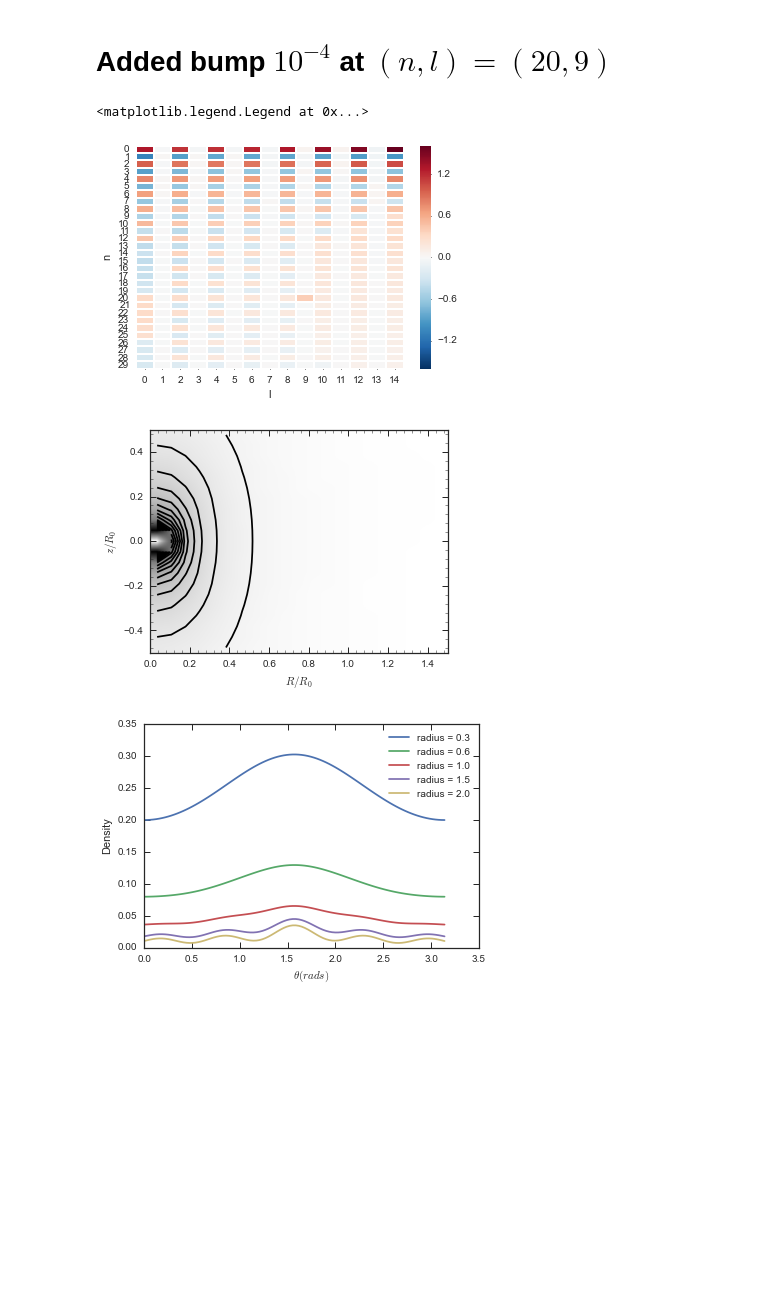
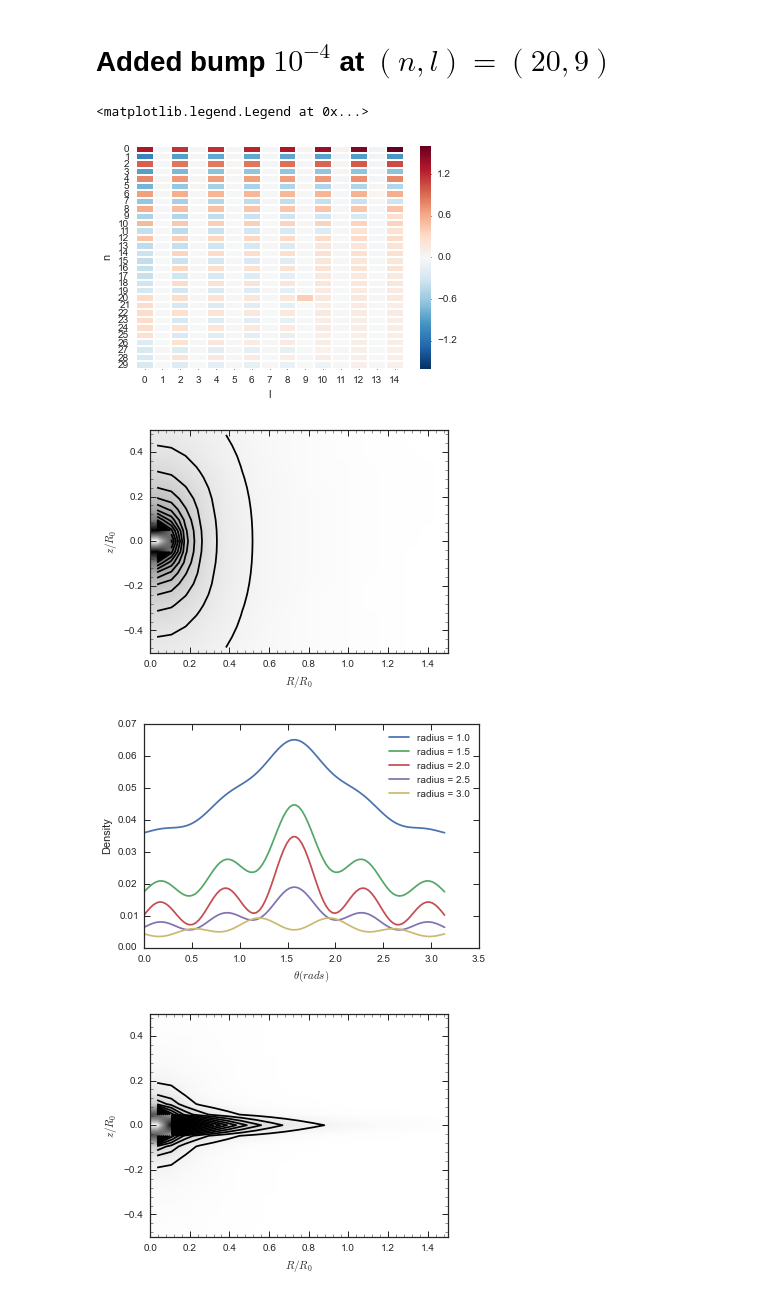
Before and after one commit to SeaifanAladdin/galpy-notebook, a Jupyter notebook: galpy/DensityAnalysis.ipynb, the cells around one changed output. Drawn from its saved outputs; the diff is of its cells as text; code cells hidden in the pictures; blank space fills up the shorter version.

```diff
--- a/galpy/DensityAnalysis.ipynb
+++ b/galpy/DensityAnalysis.ipynb
@@ -52,7 +69,7 @@ scf = SCFPotential(Acos=Acos, a=200./8,normalize=.35)
 plotDensities(scf)
 
 
-radius = nu.array([0.3, 0.6,1.,1.5, 2])[:,None]
+#radius = nu.array([0.3, 0.6,1.,1.5, 2])[:,None]
 theta = nu.linspace(0, nu.pi, 100)[None, :]
 R = radius*nu.cos(theta)
 z = (radius**2 - R**2)**.5
@@ -64,6 +81,22 @@ for i in range(len(radius)):
 plt.xlabel(r"$\theta (rads)$")
 plt.ylabel("Density")
 plt.legend()
+
+pot = createPotential(folder)
+potential.plotDensities(pot)
+
+radius = nu.array([1.,1.5, 2,2.5, 3.])[:,None]
+theta = nu.linspace(0, nu.pi, 100)[None, :]
+R = radius*nu.cos(theta)
+z = (radius**2 - R**2)**.5
+
+plt.figure()
+for i in range(len(radius)):
+    plt.plot(theta[0,:], potential.evaluateDensities(pot, R[i],z[i]), label="radius = {0}".format(radius[i,0]))
+
+plt.xlabel(r"$\theta (rads)$")
+plt.ylabel("Density")
+plt.legend()
 # %% [output]
 <matplotlib.legend.Legend at 0x...>
 [figure]
@@ -74,28 +109,45 @@ plt.legend()
 # %%
 folder = "SCF_N30_L15_l9n20_1e-4"
 loc = "SCFAnalysis/Orbits/{0}".format(folder)
 Acos = nu.load(loc + "/Acos.npy")
 plot.plotAxiCoeffs(Acos, .1)
 
 
 scf = SCFPotential(Acos=Acos, a=200./8,normalize=.35)
 plotDensities(scf)
 
 
-radius = nu.array([0.3, 0.6,1.,1.5, 2])[:,None]
+#radius = nu.array([0.3, 0.6,1.,1.5, 2])[:,None]
 theta = nu.linspace(0, nu.pi, 100)[None, :]
 R = radius*nu.cos(theta)
 z = (radius**2 - R**2)**.5
 
 plt.figure()
 for i in range(len(radius)):
     plt.plot(theta[0,:], scf.dens(R[i],z[i]), label="radius = {0}".format(radius[i,0]))
 
 plt.xlabel(r"$\theta (rads)$")
 plt.ylabel("Density")
 plt.legend()
+
+pot = createPotential(folder)
+potential.plotDensities(pot)
+
+radius = nu.array([1.,1.5, 2,2.5, 3.])[:,None]
+theta = nu.linspace(0, nu.pi, 100)[None, :]
+R = radius*nu.cos(theta)
+z = (radius**2 - R**2)**.5
+
+plt.figure()
+for i in range(len(radius)):
+    plt.plot(theta[0,:], potential.evaluateDensities(pot, R[i],z[i]), label="radius = {0}".format(radius[i,0]))
+
+plt.xlabel(r"$\theta (rads)$")
+plt.ylabel("Density")
+plt.legend()
 # %% [output]
 <matplotlib.legend.Legend at 0x...>
 [figure]
 [figure]
-[figure, old version]
+[figure, new version]
+[figure, added]
```
Also changed, not shown: parts of 3 cells of this notebook.
